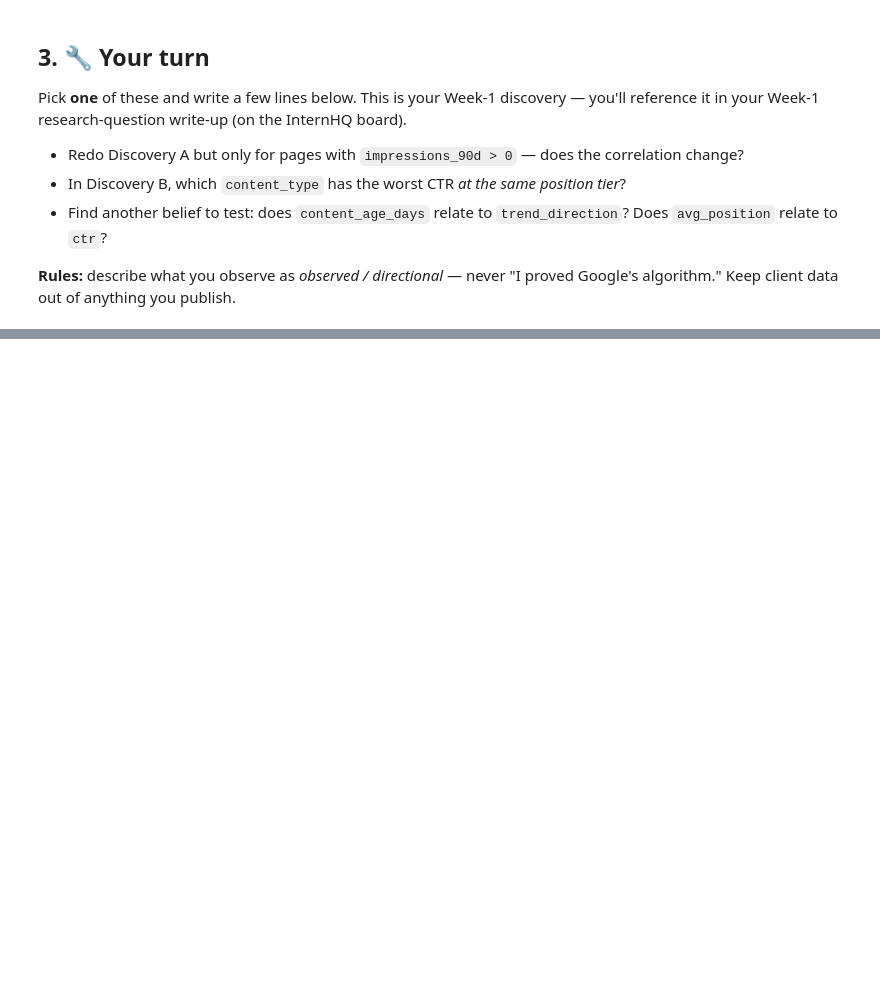
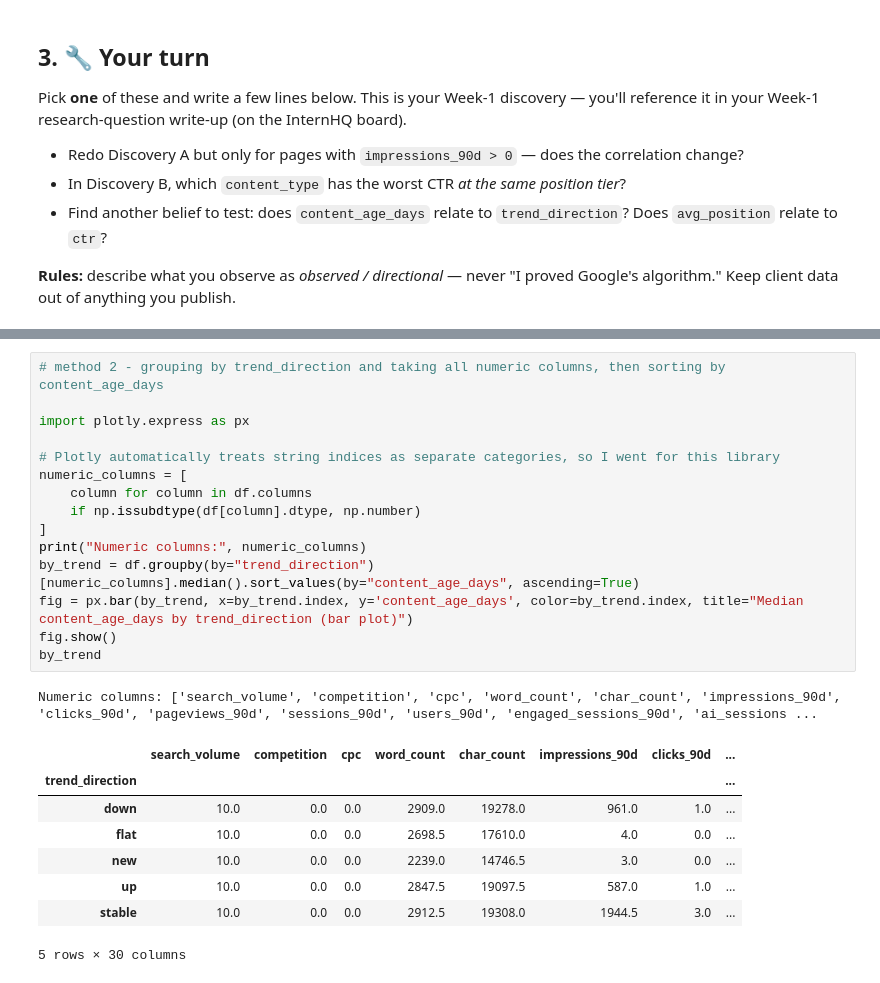
Before and after one commit to JackTheProgrammer/flyrank-ml-internship-track, a Jupyter notebook: notebooks/01_first_look_and_discovery.ipynb, the cells around one changed output, grey strips where cells are left out. Drawn from its saved outputs; the diff is of its cells as text; blank space fills up the shorter version.

```diff
--- a/notebooks/01_first_look_and_discovery.ipynb
+++ b/notebooks/01_first_look_and_discovery.ipynb
@@ -106,0 +208,25 @@ Next: `02_your_first_readable_model.ipynb` — where the model becomes a rule yo
+# %%
+# method 2 - grouping by trend_direction and taking all numeric columns, then sorting by content_age_days
+
+import plotly.express as px
+
+# Plotly automatically treats string indices as separate categories, so I went for this library
+numeric_columns = [
+    column for column in df.columns
+    if np.issubdtype(df[column].dtype, np.number)
+]
+print("Numeric columns:", numeric_columns)
+by_trend = df.groupby(by="trend_direction")[numeric_columns].median().sort_values(by="content_age_days", ascending=True)
+fig = px.bar(by_trend, x=by_trend.index, y='content_age_days', color=by_trend.index, title="Median content_age_days by trend_direction (bar plot)")
+fig.show()
+by_trend
+# %% [output]
+Numeric columns: ['search_volume', 'competition', 'cpc', 'word_count', 'char_count', 'impressions_90d', 'clicks_90d', 'pageviews_90d', 'sessions_90d', 'users_90d', 'engaged_sessions_90d', 'ai_sessions ...
+|  | search_volume | competition | cpc | word_count | char_count | impressions_90d | clicks_90d | ... |
+| trend_direction |  |  |  |  |  |  |  | ... |
+| down | 10.0 | 0.0 | 0.0 | 2909.0 | 19278.0 | 961.0 | 1.0 | ... |
+| flat | 10.0 | 0.0 | 0.0 | 2698.5 | 17610.0 | 4.0 | 0.0 | ... |
+| new | 10.0 | 0.0 | 0.0 | 2239.0 | 14746.5 | 3.0 | 0.0 | ... |
+| up | 10.0 | 0.0 | 0.0 | 2847.5 | 19097.5 | 587.0 | 1.0 | ... |
+| stable | 10.0 | 0.0 | 0.0 | 2912.5 | 19308.0 | 1944.5 | 3.0 | ... |
+5 rows × 30 columns
```
Also changed, not shown: parts of 19 cells of this notebook.
